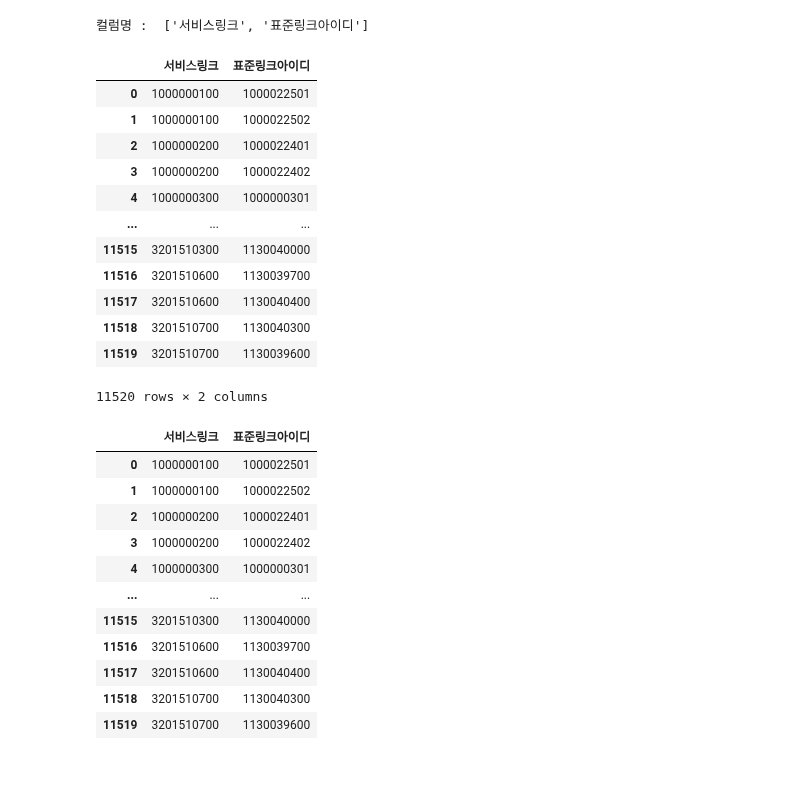
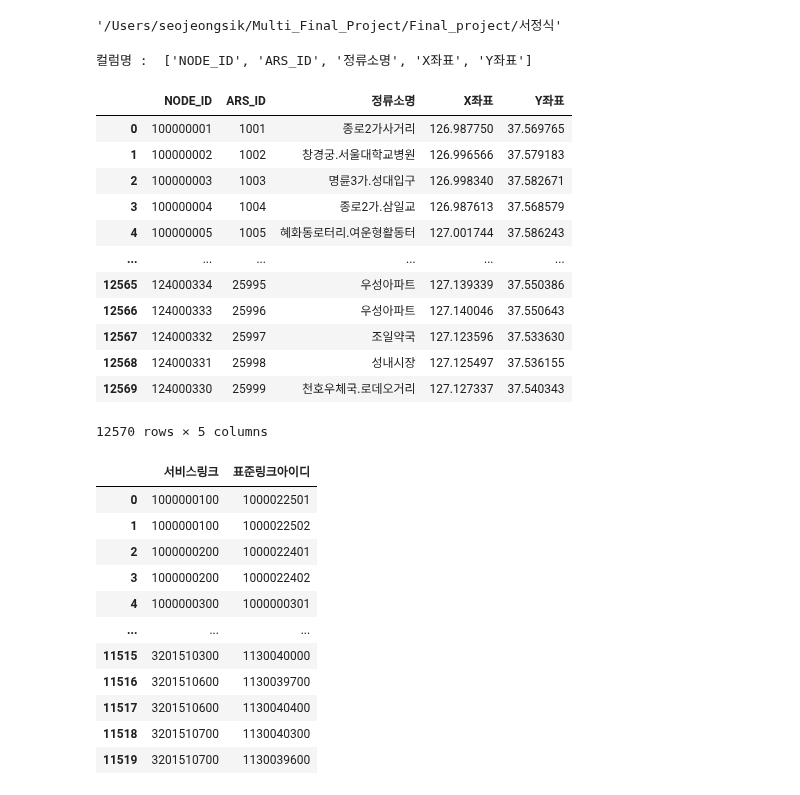
Before and after one commit to Mulcam-Finalproject3/Resurrection_Of_Squirrel_Bus, a Jupyter notebook: Final_project/서정식/mysql_Load.ipynb, the cells around one changed output. Saved outputs shown, nothing was run; the diff lists cells and outputs as text; code cells hidden in the pictures.

```diff
--- a/Final_project/서정식/mysql_Load.ipynb
+++ b/Final_project/서정식/mysql_Load.ipynb
@@ -258,31 +271,39 @@ cnx.close()
+# %%
+import os
+os.getcwd()
+# %% [output]
+'/Users/seojeongsik/Multi_Final_Project/Final_project/서정식'
 # %%
 # mysql에서 데이터프레임 불러오기
-import pandas as pd
-from sqlalchemy import create_engine
+def call_dataframe(table):
+    import pandas as pd
+    from sqlalchemy import create_engine
 
-db_connection_str = 'mysql+pymysql://multi:Campus123!@15.152.232.36/MT_Project_DB'
-db_connection = create_engine(db_connection_str)
+    db_connection_str = 'mysql+pymysql://multi:Campus123!@15.152.232.36/MT_Project_DB'
+    db_connection = create_engine(db_connection_str)
 
-pop_table = pd.read_sql("SELECT * FROM Bus_Link_Mapping", con=db_connection)
-print("컬럼명 : ",list(pop_table.columns))
+    pop_table = pd.read_sql("SELECT * FROM {}".format(table), con=db_connection)
+    print("컬럼명 : ",list(pop_table.columns))
 
-# 데이터프레임
-pop_table
+    # 데이터프레임
+    return pop_table
-# %% [output]
-컬럼명 :  ['서비스링크', '표준링크아이디']
-|  | 서비스링크 | 표준링크아이디 |
-| 0 | 1000000100 | 1000022501 |
-| 1 | 1000000100 | 1000022502 |
-| 2 | 1000000200 | 1000022401 |
-| 3 | 1000000200 | 1000022402 |
-| 4 | 1000000300 | 1000000301 |
-| ... | ... | ... |
-| 11515 | 3201510300 | 1130040000 |
-| 11516 | 3201510600 | 1130039700 |
-| 11517 | 3201510600 | 1130040400 |
-| 11518 | 3201510700 | 1130040300 |
-| 11519 | 3201510700 | 1130039600 |
-11520 rows × 2 columns
+# %%
+call_dataframe("Bus_Location")
+# %% [output]
+컬럼명 :  ['NODE_ID', 'ARS_ID', '정류소명', 'X좌표', 'Y좌표']
+|  | NODE_ID | ARS_ID | 정류소명 | X좌표 | Y좌표 |
+| 0 | 100000001 | 1001 | 종로2가사거리 | 126.987750 | 37.569765 |
+| 1 | 100000002 | 1002 | 창경궁.서울대학교병원 | 126.996566 | 37.579183 |
+| 2 | 100000003 | 1003 | 명륜3가.성대입구 | 126.998340 | 37.582671 |
+| 3 | 100000004 | 1004 | 종로2가.삼일교 | 126.987613 | 37.568579 |
+| 4 | 100000005 | 1005 | 혜화동로터리.여운형활동터 | 127.001744 | 37.586243 |
+| ... | ... | ... | ... | ... | ... |
+| 12565 | 124000334 | 25995 | 우성아파트 | 127.139339 | 37.550386 |
+| 12566 | 124000333 | 25996 | 우성아파트 | 127.140046 | 37.550643 |
+| 12567 | 124000332 | 25997 | 조일약국 | 127.123596 | 37.533630 |
+| 12568 | 124000331 | 25998 | 성내시장 | 127.125497 | 37.536155 |
+| 12569 | 124000330 | 25999 | 천호우체국.로데오거리 | 127.127337 | 37.540343 |
+12570 rows × 5 columns
 # %%
 # 버스 시간별 재차인원 csv
 import pandas as pd
```
Also changed, not shown: parts of 3 cells of this notebook, 3 other files.
